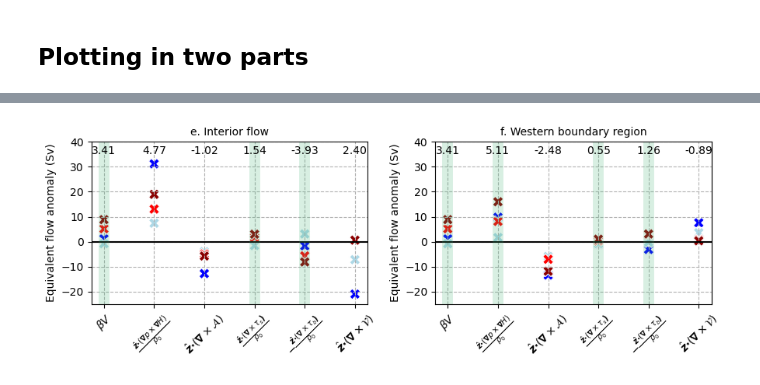
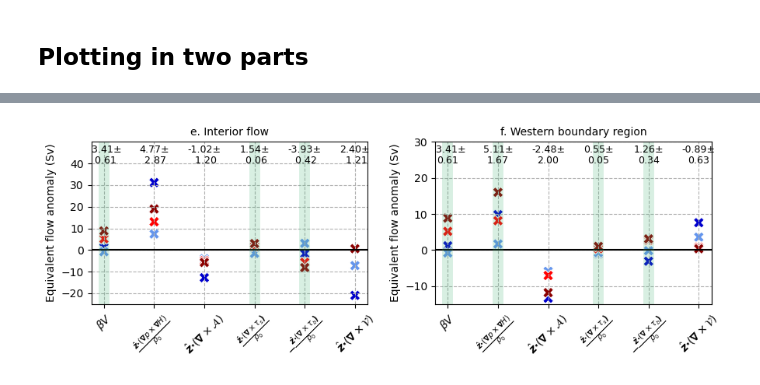
Before and after one commit to dhruvbhagtani/NAO-vorticity-budget-gyres, a Jupyter notebook: Subpolar-analysis.ipynb, the cells around one changed output, grey strips where cells are left out. Cells and saved outputs as stored; diff of their text form; code cells hidden in the pictures.

```diff
--- a/Subpolar-analysis.ipynb
+++ b/Subpolar-analysis.ipynb
@@ -45,7 +46,8 @@ y_min, y_max = 10, 75
 ρ0 = 1035
 
 var_name = 'beta_v'
-color_values = ['blue', 'lightblue', 'black', 'red', 'darkred']
+#color_values = ['blue', 'lightblue', 'black', 'red', 'darkred']
+color_values = ['mediumblue', 'cornflowerblue', 'black', 'red', 'darkred']
 expt_labels = ['-2$\sigma$', '-1$\sigma$', 'CTRL', '+1$\sigma$', '+2$\sigma$']
 # %%
 base_dir = '/g/data/x77/db6174/Project_3/North-Atlantic-Oscillation-tests/NETCDF/'
@@ -61,7 +63,7 @@ expt = ['mom6-om4-025-RYF-negativeNAO-2.0',
         'mom6-om4-025-RYF-positiveNAO-1.0',
         'mom6-om4-025-RYF-positiveNAO-2.0']
 
-db = '/scratch/x77/db6174/mom6/archive/databases/cc_database_RYF_control.db'
+db = '/g/data/hh5/tmp/db6174/mom6/archive/databases/cc_database_RYF_control.db'
 session = cc.database.create_session(db)
 # %%
 x_min_subtropics, x_max_subtropics = -100, 0
@@ -330,8 +332,6 @@ def gyre_percentile_subpolar_all_years(expt_val, quantile, time_mean = True):
     return Ψ_NA_tmean, Ψ_gyre
 # %%
 var_list = ['beta_v', 'BPT', 'curl_NL', 'curl_taus', 'curl_taub', 'curl_diff', 'mass_flux', 'curl_dudt', 'eta_dt']
-expt_labels = ['-2$\sigma$', '-1$\sigma$', 'CTRL', '+1$\sigma$', '+2$\sigma$']
-color_values = ['blue', 'lightblue', 'black', 'red', 'darkred']
 # %%
 def find_last_one(arr):
     return np.array([np.max(np.where(row!=0)) if np.any(row!=0) else -1 for row in arr])
@@ -361,9 +361,6 @@ def masks_separation_gyre_strength(mask_western_gyre_improved, mask_Ψ_improved)
 
     return mask_GS_west, mask_GS_east
 # %%
-expt_labels = ['-2$\sigma$', '-1$\sigma$', 'CTRL', '+1$\sigma$', '+2$\sigma$']
-color_values = ['blue', 'lightblue', 'black', 'red', 'darkred']
-#var_list_subset = ['BPT', 'curl_NL', 'curl_taus', 'curl_taub', 'curl_diff', 'mass_flux', 'curl_dudt', 'eta_dt']
 gyre_strength_comparison = np.zeros(5)
 
 array_western = np.zeros((5, 10))
@@ -893,7 +784,7 @@ ax1.set_ylabel('Equivalent flow anomaly (Sv)')
 ax1.grid(True, ls = '--')
 ax1.set_xticklabels(ax1.get_xticklabels(), rotation = 45)
 ax1.axhline(0, color = 'black')
-ax1.set_ylim([-25, 40])
+ax1.set_ylim([-15, 30])
 
 exclude_index = ['-2']  # Replace with the index you want to remove
 results = {}
@@ -914,20 +805,27 @@ for j, variable in enumerate(WBC_melted['Vorticity term'].unique()):
     y_values_filtered = y_values[mask]
     x_values_filtered = sm.add_constant(x_values[mask])
 
-    # Fit the linear model
-    model = sm.OLS(y_values_filtered, x_values_filtered).fit()
+    # Finding p_value, standard error, and linear regression
+    slope, intercept, r_value, p_value, std_err = linregress(x_values_filtered[:,1], y_values_filtered)
 
-    # Store the slope and p-value
-    slope = model.params[1]
-    p_value = model.pvalues[1]
-    results[variable] = (slope, p_value)
+    ## Fit the linear model
+    #model = sm.OLS(y_values_filtered, x_values_filtered).fit()
+
+    ## Store the slope and p-value
+    #slope = model.params[1]
+    #p_value = model.pvalues[1]
+    #results[variable] = (slope, p_value)
 
     if p_value < p_value_threshold:
         ax1.axvline(j, color='mediumseagreen', alpha=0.2, linewidth=10)
     #elif p_value < p_value_threshold * 2:
     #    ax1.axvline(j, color='darkgoldenrod', alpha=0.2, linewidth=10)
 
-    ax1.text(j, 35, f"{slope:.2f}", ha='center', fontsize=10)
+    if(j == 0):
+        ax1.text(j, 27, '  ' + f"{slope:.2f}" + '±', ha='center', fontsize = 9)
+    else:
+        ax1.text(j, 27, f"{slope:.2f}" + '±', ha='center', fontsize = 9)
+    ax1.text(j, 24, '' + f"{std_err:.2f}", ha='center', fontsize = 9)
 
 ## A: Gyre's interior
 
@@ -975,45 +873,53 @@ ax1.set_ylabel('Equivalent flow anomaly (Sv)')
 ax1.grid(True, ls = '--')
 ax1.set_xticklabels(ax1.get_xticklabels(), rotation = 45)
 ax1.axhline(0, color = 'black')
-ax1.set_ylim([-25, 40])
+ax1.set_ylim([-25, 50])
 
 exclude_index = ['-2']  # Replace with the index you want to remove
 results = {}
 
 # Convert experiment_indices to a NumPy array if it isn't already
 experiment_indices = np.array(experiment_indices)
 
 # Perform linear regression for each variable and calculate p-value
 for j, variable in enumerate(interior_melted['Vorticity term'].unique()):
     y_values = interior_subpolar[variable].values
     x_values = experiment_indices
 
     # Create a mask to exclude the specific experiment index
     #mask = ~np.isin(x_values, exclude_index)
     mask = [False, True, True, True, True]
 
     # Filter y_values and x_values based on the mask
     y_values_filtered = y_values[mask]
     x_values_filtered = sm.add_constant(x_values[mask])
 
-    # Fit the linear model
-    model = sm.OLS(y_values_filtered, x_values_filtered).fit()
+    # Finding p_value, standard error, and linear regression
+    slope, intercept, r_value, p_value, std_err = linregress(x_values_filtered[:,1], y_values_filtered)
 
-    # Store the slope and p-value
-    slope = model.params[1]
-    p_value = model.pvalues[1]
-    results[variable] = (slope, p_value)
+    ## Fit the linear model
+    #model = sm.OLS(y_values_filtered, x_values_filtered).fit()
+
+    ## Store the slope and p-value
+    #slope = model.params[1]
+    #p_value = model.pvalues[1]
+    #results[variable] = (slope, p_value)
 
     if p_value < p_value_threshold:
-        ax1.axvline(j, color='mediumseagreen', alpha=0.2, linewidth=10)
+        ax1.axvline(j, color='mediumseagreen', alpha = 0.2, linewidth=10)
     #elif p_value < p_value_threshold * 2:
     #    ax1.axvline(j, color='darkgoldenrod', alpha=0.2, linewidth=10)
 
-    ax1.text(j, 35, f"{slope:.2f}", ha='center', fontsize=10)
+    if(j == 0):
+        ax1.text(j, 45, '  ' + f"{slope:.2f}" + '±', ha = 'center', fontsize = 9)
+    else:
+        ax1.text(j, 45, f"{slope:.2f}" + '±', ha = 'center', fontsize = 9)
+    ax1.text(j, 40, ' ' + f"{std_err:.2f}", ha = 'center', fontsize = 9)
+    ax1.set_yticks([-20, -10, 0, 10, 20, 30, 40, 50])
 
 fig.tight_layout()
 
-plt.savefig('/g/data/x77/db6174/Project_3/North-Atlantic-Oscillation-tests/Figures/Draft_figures/Subpolar-gyre-perturbations-regressions.pdf', bbox_inches = 'tight',
+plt.savefig('/g/data/x77/db6174/Project_3/North-Atlantic-Oscillation-tests/Figures/Draft_figures/Subpolar-gyre-perturbations-regressions-revised.pdf', bbox_inches = 'tight',
             dpi = 300, transparent=True)
 # %% [output]
-[figure, old version]
+[figure, new version]
```
Also changed, not shown: parts of 9 cells of this notebook, 1 other file.
